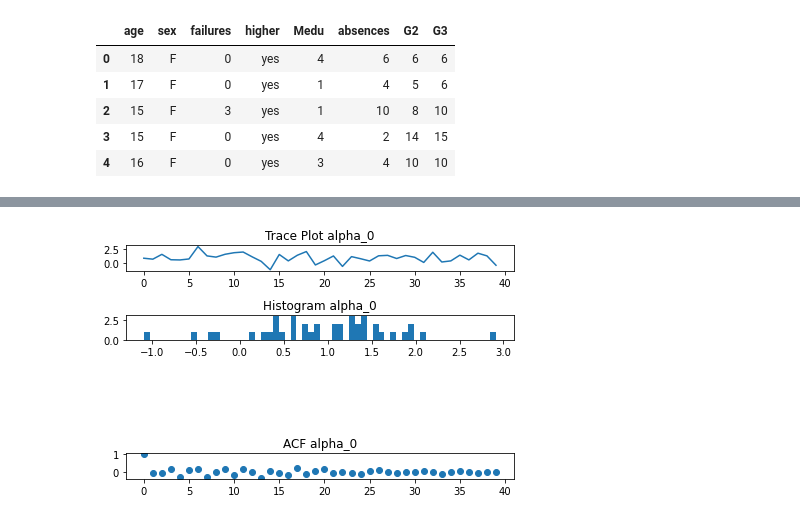
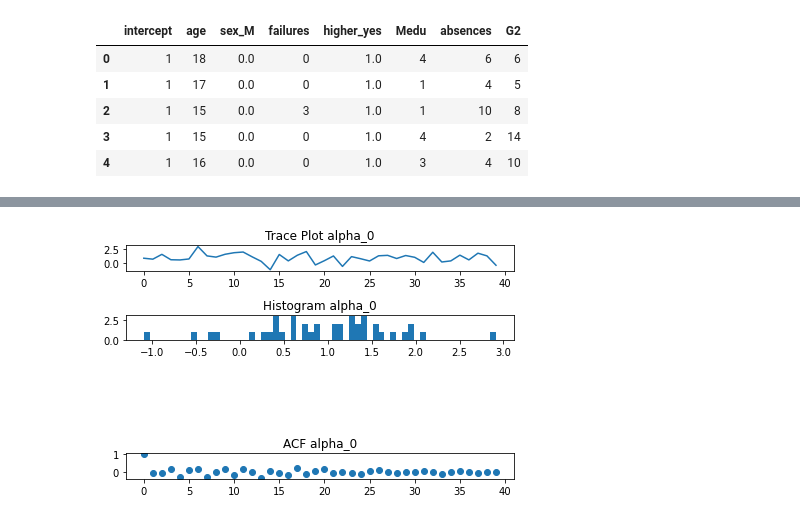
Before and after one commit to lbotti319/bayesian_math_scores, a Jupyter notebook: 04_MNAR_Model.ipynb, the cells around one changed output, grey strips where cells are left out. Drawn from its saved outputs; the diff is of its cells as text; code cells hidden in the pictures.

```diff
--- a/04_MNAR_Model.ipynb
+++ b/04_MNAR_Model.ipynb
@@ -23,13 +21,12 @@ import matplotlib.pyplot as plt
 # %%
 df = pd.read_csv('data/student-mat.csv', sep=";")
-features = ["age", "sex", "failures", "higher", "Medu",
-            "absences", "G2", "G3"]
-df = df[features]
-df.head()
+
+X_df, y_df = prepare_data(df)
+X_df.head()
 # %% [output]
-|  | age | sex | failures | higher | Medu | absences | G2 | G3 |
-| 0 | 18 | F | 0 | yes | 4 | 6 | 6 | 6 |
-| 1 | 17 | F | 0 | yes | 1 | 4 | 5 | 6 |
-| 2 | 15 | F | 3 | yes | 1 | 10 | 8 | 10 |
-| 3 | 15 | F | 0 | yes | 4 | 2 | 14 | 15 |
-| 4 | 16 | F | 0 | yes | 3 | 4 | 10 | 10 |
+|  | intercept | age | sex_M | failures | higher_yes | Medu | absences | G2 |
+| 0 | 1 | 18 | 0.0 | 0 | 1.0 | 4 | 6 | 6 |
+| 1 | 1 | 17 | 0.0 | 0 | 1.0 | 1 | 4 | 5 |
+| 2 | 1 | 15 | 0.0 | 3 | 1.0 | 1 | 10 | 8 |
+| 3 | 1 | 15 | 0.0 | 0 | 1.0 | 4 | 2 | 14 |
+| 4 | 1 | 16 | 0.0 | 0 | 1.0 | 3 | 4 | 10 |
```
Also changed, not shown: parts of 14 cells of this notebook, 2 other files.
